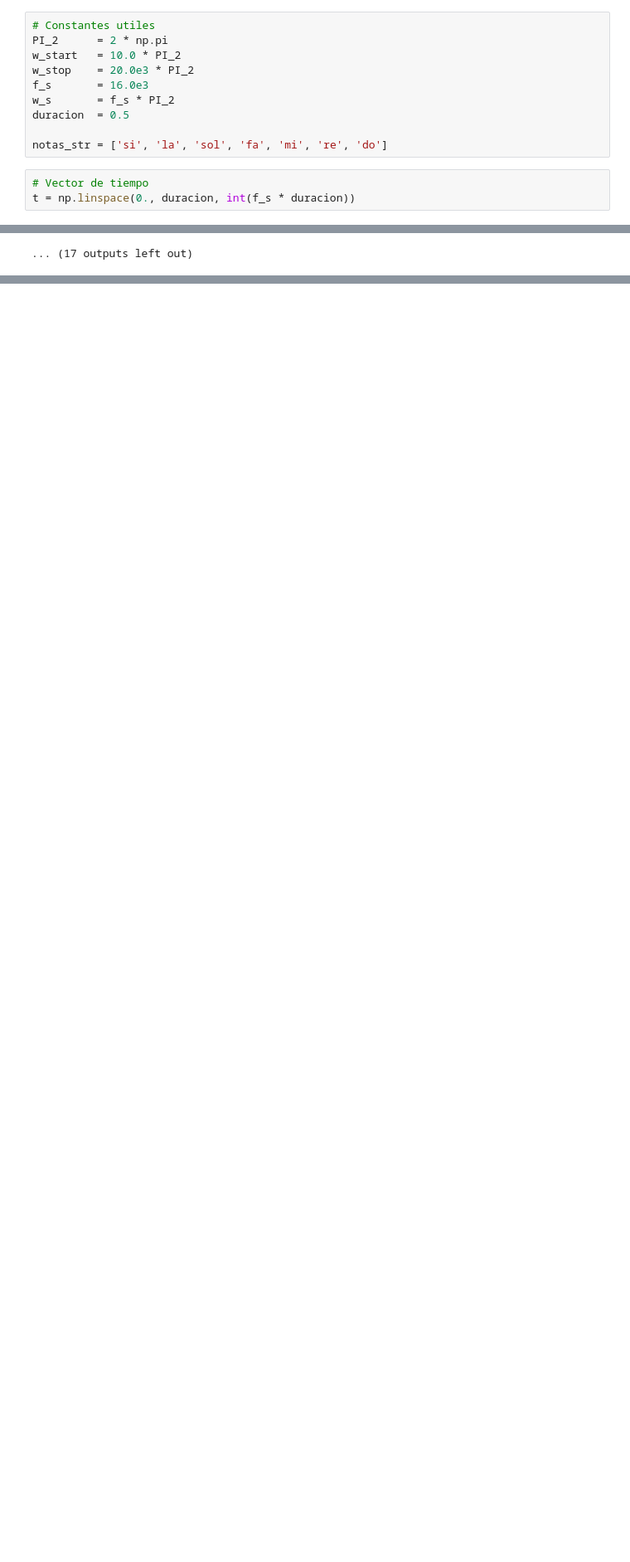
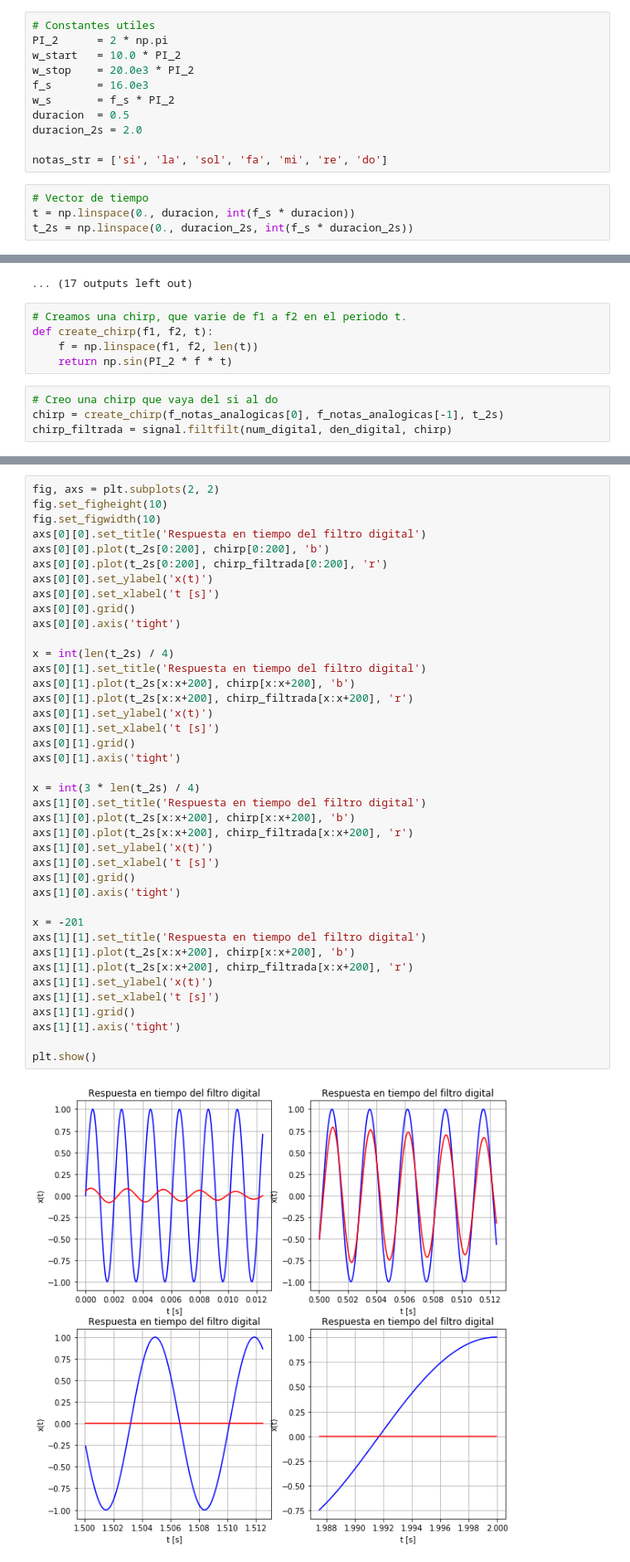
Before and after one commit to agalbachicar/tc2, a Jupyter notebook: notebooks/notas_musicales.ipynb, the cells around one changed output, grey strips where cells are left out. Shown at 83% size. Saved outputs shown, nothing was run; the diff lists cells and outputs as text; blank space fills up the shorter version.

Commit message:
Agrego chirp a la notebook de notas musicales. (#66)

```diff
--- a/notebooks/notas_musicales.ipynb
+++ b/notebooks/notas_musicales.ipynb
@@ -19,11 +19,13 @@ w_stop    = 20.0e3 * PI_2
 f_s       = 16.0e3
 w_s       = f_s * PI_2
 duracion  = 0.5
+duracion_2s = 2.0
 
 notas_str = ['si', 'la', 'sol', 'fa', 'mi', 're', 'do']
 # %%
 # Vector de tiempo
 t = np.linspace(0., duracion, int(f_s * duracion))
+t_2s = np.linspace(0., duracion_2s, int(f_s * duracion_2s))
 # %%
 # Player
 def player(x, t, fs):
@@ -162,3 +164,12 @@ sol: f=391.995Hz
 |_ Nota sol filtrada
 [interactive output not drawn]
 ... (17 outputs left out)
+# %%
+# Creamos una chirp, que varie de f1 a f2 en el periodo t.
+def create_chirp(f1, f2, t):
+    f = np.linspace(f1, f2, len(t))
+    return np.sin(PI_2 * f * t)
+# %%
+# Creo una chirp que vaya del si al do
+chirp = create_chirp(f_notas_analogicas[0], f_notas_analogicas[-1], t_2s)
+chirp_filtrada = signal.filtfilt(num_digital, den_digital, chirp)
@@ -164,0 +188,42 @@ sol: f=391.995Hz
+# %%
+fig, axs = plt.subplots(2, 2)
+fig.set_figheight(10)
+fig.set_figwidth(10)
+axs[0][0].set_title('Respuesta en tiempo del filtro digital')
+axs[0][0].plot(t_2s[0:200], chirp[0:200], 'b')
+axs[0][0].plot(t_2s[0:200], chirp_filtrada[0:200], 'r')
+axs[0][0].set_ylabel('x(t)')
+axs[0][0].set_xlabel('t [s]')
+axs[0][0].grid()
+axs[0][0].axis('tight')
+
+x = int(len(t_2s) / 4)
+axs[0][1].set_title('Respuesta en tiempo del filtro digital')
+axs[0][1].plot(t_2s[x:x+200], chirp[x:x+200], 'b')
+axs[0][1].plot(t_2s[x:x+200], chirp_filtrada[x:x+200], 'r')
+axs[0][1].set_ylabel('x(t)')
+axs[0][1].set_xlabel('t [s]')
+axs[0][1].grid()
+axs[0][1].axis('tight')
+
+x = int(3 * len(t_2s) / 4)
+axs[1][0].set_title('Respuesta en tiempo del filtro digital')
+axs[1][0].plot(t_2s[x:x+200], chirp[x:x+200], 'b')
+axs[1][0].plot(t_2s[x:x+200], chirp_filtrada[x:x+200], 'r')
+axs[1][0].set_ylabel('x(t)')
+axs[1][0].set_xlabel('t [s]')
+axs[1][0].grid()
+axs[1][0].axis('tight')
+
+x = -201
+axs[1][1].set_title('Respuesta en tiempo del filtro digital')
+axs[1][1].plot(t_2s[x:x+200], chirp[x:x+200], 'b')
+axs[1][1].plot(t_2s[x:x+200], chirp_filtrada[x:x+200], 'r')
+axs[1][1].set_ylabel('x(t)')
+axs[1][1].set_xlabel('t [s]')
+axs[1][1].grid()
+axs[1][1].axis('tight')
+
+plt.show()
+# %% [output]
+[figure, added]
```
Also changed, not shown: parts of 4 cells of this notebook.
